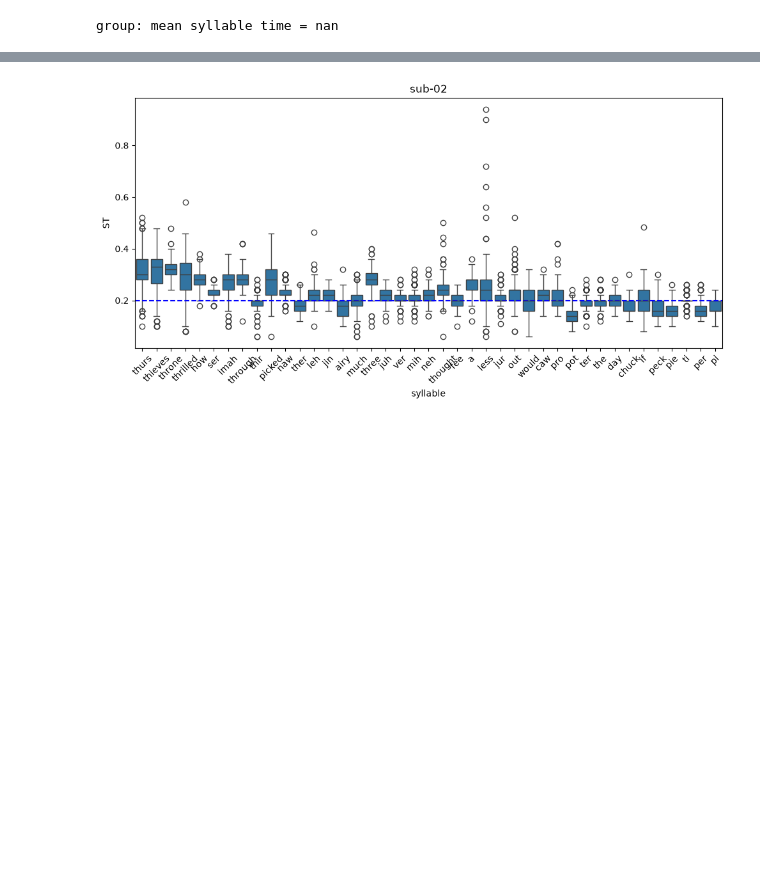
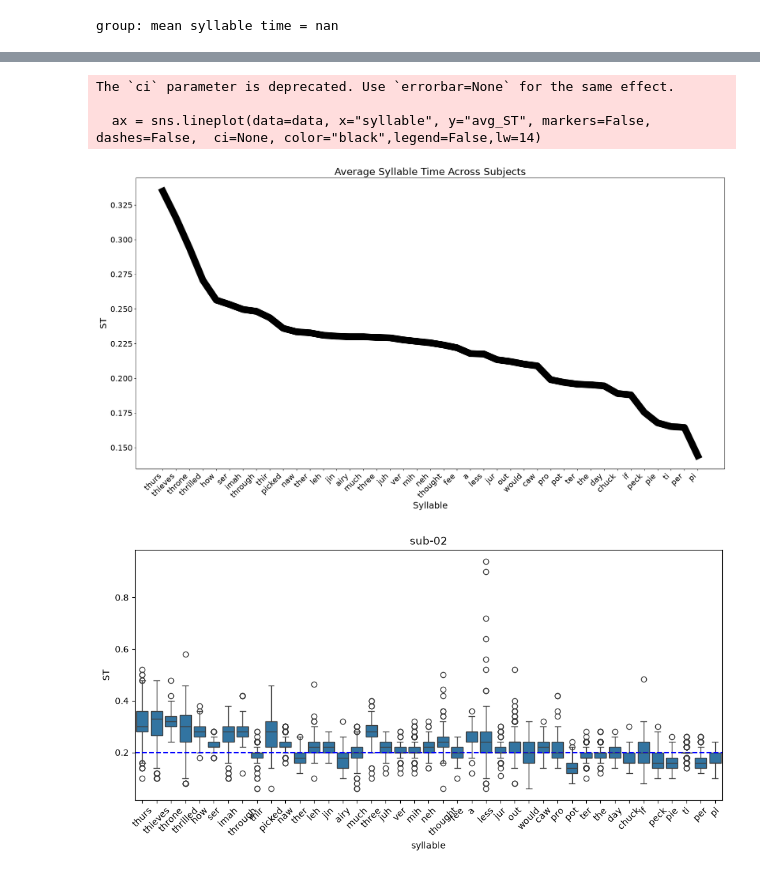
Before and after one commit to AmandaGiselleLily/TongueTwister, a Jupyter notebook: Analysis/Syllable Plots.ipynb, the cells around one changed output, grey strips where cells are left out. Cells and saved outputs as stored; diff of their text form; code cells hidden in the pictures; blank space fills up the shorter version.

```diff
--- a/Analysis/Syllable Plots.ipynb
+++ b/Analysis/Syllable Plots.ipynb
@@ -121,3 +125,19 @@ The `ci` parameter is deprecated. Use `errorbar=None` for the same effect.
+# %%
+plt.figure(figsize=(18,10))
+plt.tick_params(axis='x', labelsize=16)
+plt.tick_params(axis='y', labelsize=16)
+plt.title("Average Syllable Time Across Subjects", fontsize=20)
+ax = sns.lineplot(data=data, x="syllable", y="avg_ST", markers=False, dashes=False,  ci=None, color="black",legend=False,lw=14)
+plt.xlabel('Syllable', fontsize=18)
+plt.ylabel('ST', fontsize=18)
+plt.xticks(rotation=45, ha="right")
+plt.tight_layout()
+plt.show()
+# %% [output]
+The `ci` parameter is deprecated. Use `errorbar=None` for the same effect.
+
+  ax = sns.lineplot(data=data, x="syllable", y="avg_ST", markers=False, dashes=False,  ci=None, color="black",legend=False,lw=14)
+[figure, added]
 # %%
 for sub in sub_list:
 
```
Also changed, not shown: parts of 2 cells of this notebook, 3 other files.
